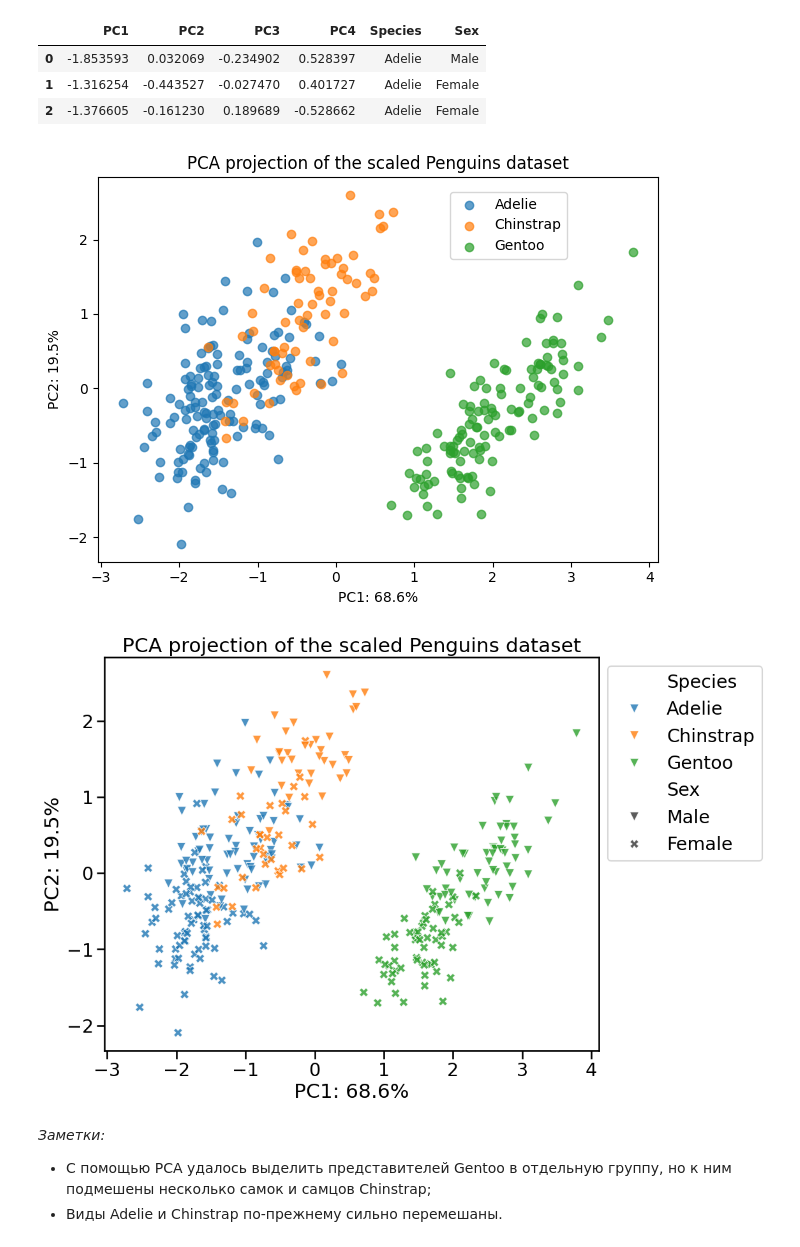
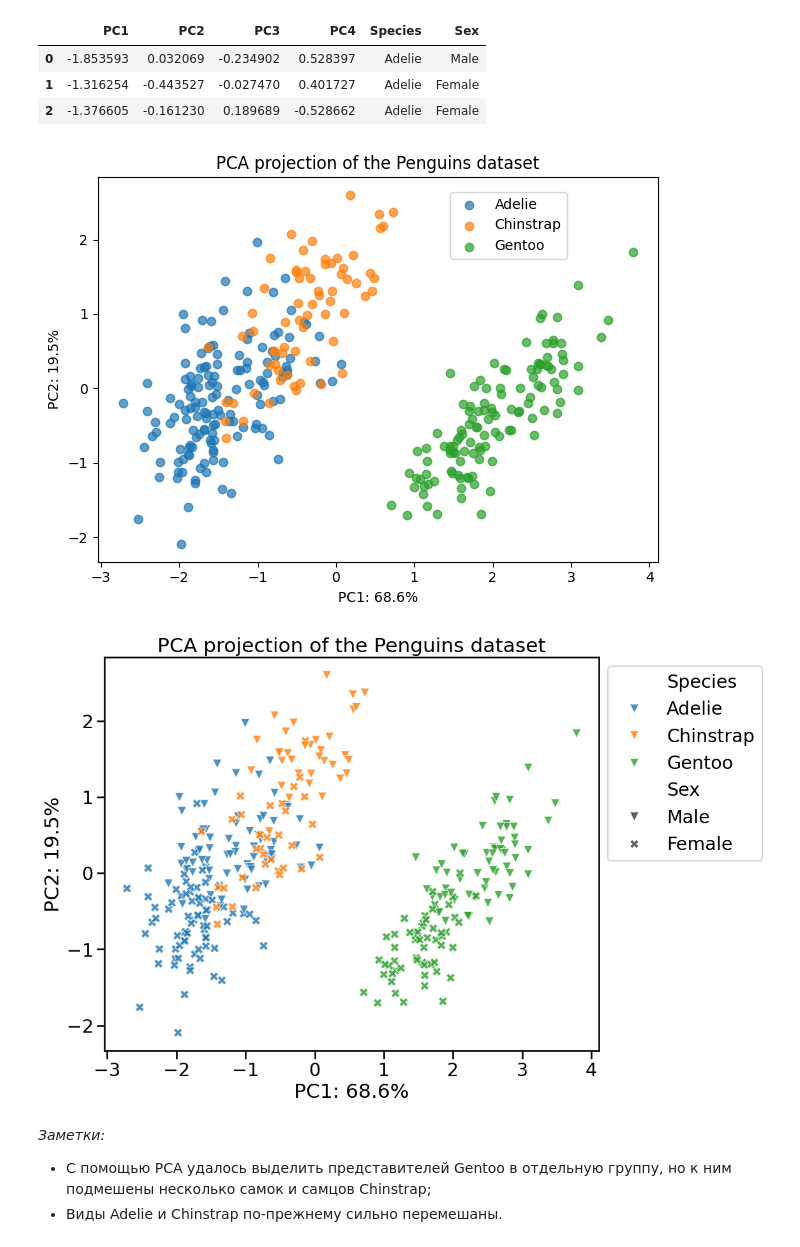
Before and after one commit to vitalns/dim_reduction, a Jupyter notebook: dim_reduction.ipynb, the cells around one changed output. Saved outputs shown, nothing was run; the diff lists cells and outputs as text; code cells hidden in the pictures.

```diff
--- a/dim_reduction.ipynb
+++ b/dim_reduction.ipynb
@@ -207,35 +207,35 @@ data_pca.head(3)
 
 fig, ax = plt.subplots()
 for species in ["Adelie", "Chinstrap", "Gentoo"]:
   plt.scatter(data_pca[data_pca.Species == species]['PC1'],
             data_pca[data_pca.Species == species]['PC2'],
             marker='o', alpha=.7,
             label=species)
 
 
 
-plt.title("PCA projection of the scaled Penguins dataset")
+plt.title("PCA projection of the Penguins dataset")
 plt.xlabel("PC1: "+f'{var_explained[0]:.1f}'+"%")
 plt.ylabel("PC2: "+f'{var_explained[1]:.1f}'+"%")
 plt.legend(bbox_to_anchor=(.85, .98))
 fig.tight_layout()  # plt.tight_layout()
 plt.show()
 
 # Сделаем квадратный график.
 # ax.set_aspect(.75, 'box')  # Не получилось настроить соотношение осей???
 # # plt.gca().set_aspect('equal', 'datalim')
 
 # # Сохраним данные легенды, пригодяться ниже.
 # # ax = plt.gca()
 # h, l = ax.get_legend_handles_labels()
 
 # # Можно построить без цикла и создать список цветов для маркеров, но легенду автоматически не добавить.
 # plt.scatter(data_pca.PC1, data_pca.PC2,
 #             c=[sns.color_palette()[x] for x in penguins.species.map({
 #             "Adelie":1, "Chinstrap":0, "Gentoo":2})],
 #             marker='o', alpha=.7)
 # %% [output]
-[figure, old version]
+[figure, new version]
 # %%
 # Постороим диаграмму рассеяния для пары весомых признаков PC1 и PC2, используя seaborn.
 
@@ -250,12 +250,12 @@ with sns.plotting_context("talk",font_scale=1.25):
                     )
     plt.xlabel("PC1: "+f'{var_explained[0]:.1f}'+"%")
     plt.ylabel("PC2: "+f'{var_explained[1]:.1f}'+"%")
-    plt.title("PCA projection of the scaled Penguins dataset")
+    plt.title("PCA projection of the Penguins dataset")
     plt.legend(bbox_to_anchor=(1, 1))
 plt.savefig("PCA_plot_PC1_vs_PC2_Penguins_scaled_data.png",
                                               format='png',dpi=150)
 # %% [output]
-[figure, old version]
+[figure, new version]
 # %% [markdown]
 *Заметки:*
 - С помощью PCA удалось выделить представителей Gentoo в отдельную группу, но к ним подмешены несколько самок и самцов Chinstrap;
```
Also changed, not shown: parts of 9 cells of this notebook.
